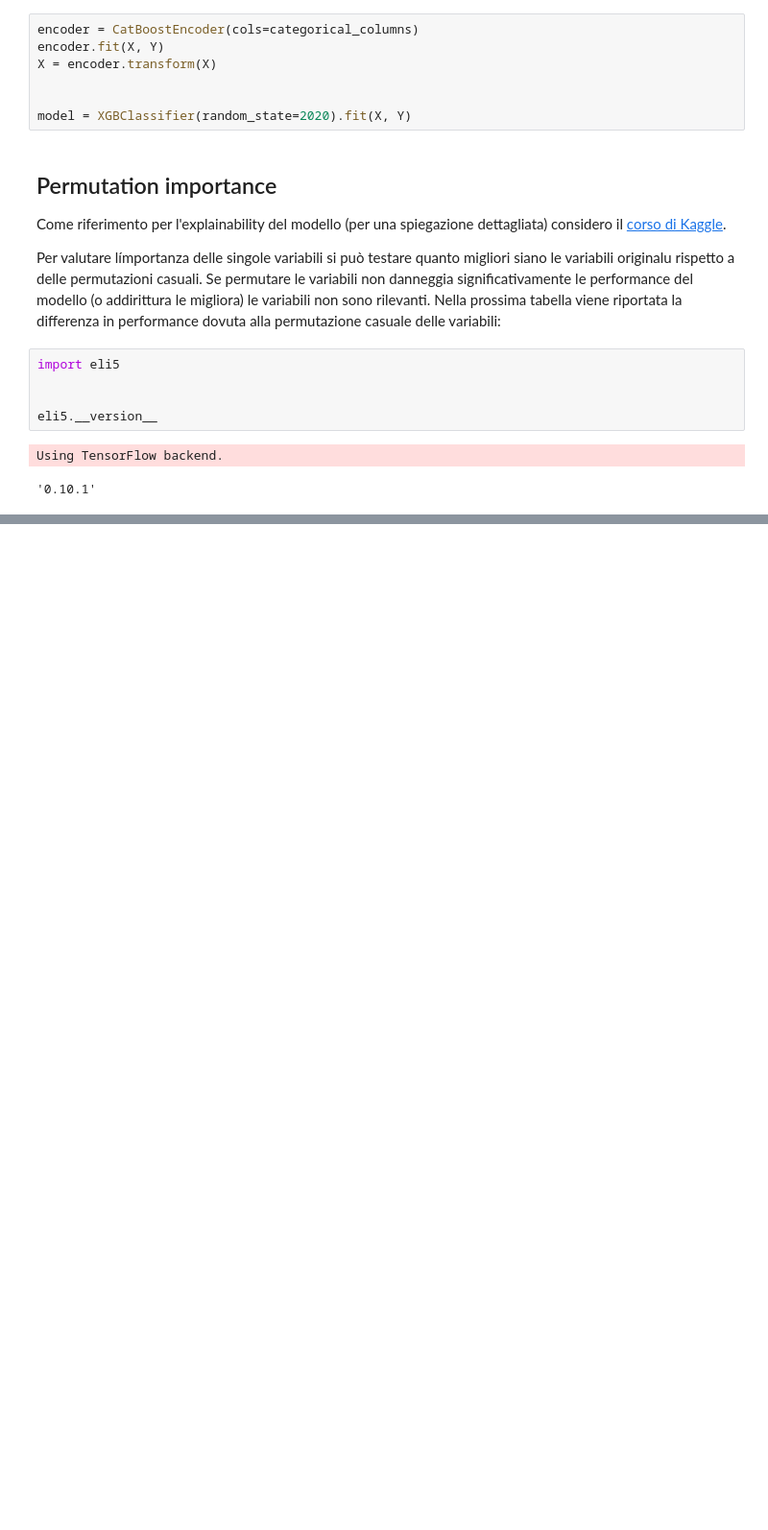
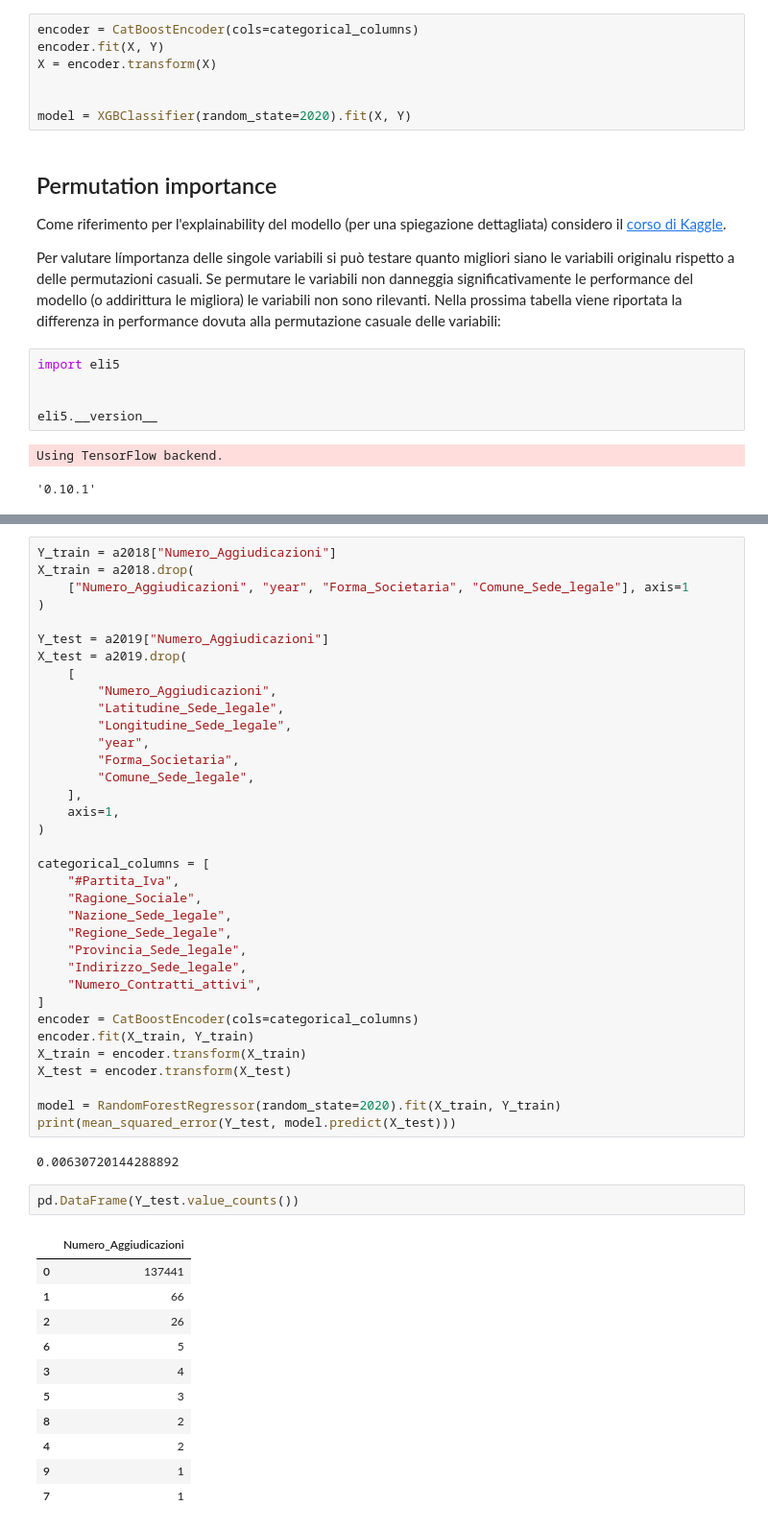
Before and after one commit to marcocarnini/DS2, a Jupyter notebook: scripts/AdversarialValidation-Fornitori.ipynb, the cells around one changed output, grey strips where cells are left out. Shown at 96% size. Cells and saved outputs as stored; diff of their text form; blank space fills up the shorter version.

```diff
--- a/scripts/AdversarialValidation-Fornitori.ipynb
+++ b/scripts/AdversarialValidation-Fornitori.ipynb
@@ -385,0 +451,51 @@ Index(['Numero_Transazioni', 'Indirizzo_Sede_legale', 'Forma_Societaria',
+# %%
+Y_train = a2018["Numero_Aggiudicazioni"]
+X_train = a2018.drop(
+    ["Numero_Aggiudicazioni", "year", "Forma_Societaria", "Comune_Sede_legale"], axis=1
+)
+
+Y_test = a2019["Numero_Aggiudicazioni"]
+X_test = a2019.drop(
+    [
+        "Numero_Aggiudicazioni",
+        "Latitudine_Sede_legale",
+        "Longitudine_Sede_legale",
+        "year",
+        "Forma_Societaria",
+        "Comune_Sede_legale",
+    ],
+    axis=1,
+)
+
+categorical_columns = [
+    "#Partita_Iva",
+    "Ragione_Sociale",
+    "Nazione_Sede_legale",
+    "Regione_Sede_legale",
+    "Provincia_Sede_legale",
+    "Indirizzo_Sede_legale",
+    "Numero_Contratti_attivi",
+]
+encoder = CatBoostEncoder(cols=categorical_columns)
+encoder.fit(X_train, Y_train)
+X_train = encoder.transform(X_train)
+X_test = encoder.transform(X_test)
+
+model = RandomForestRegressor(random_state=2020).fit(X_train, Y_train)
+print(mean_squared_error(Y_test, model.predict(X_test)))
+# %% [output]
+0.00630720144288892
+# %%
+pd.DataFrame(Y_test.value_counts())
+# %% [output]
+|  | Numero_Aggiudicazioni |
+| 0 | 137441 |
+| 1 | 66 |
+| 2 | 26 |
+| 6 | 5 |
+| 3 | 4 |
+| 5 | 3 |
+| 8 | 2 |
+| 4 | 2 |
+| 9 | 1 |
+| 7 | 1 |
```
Also changed, not shown: parts of 27 cells of this notebook.
